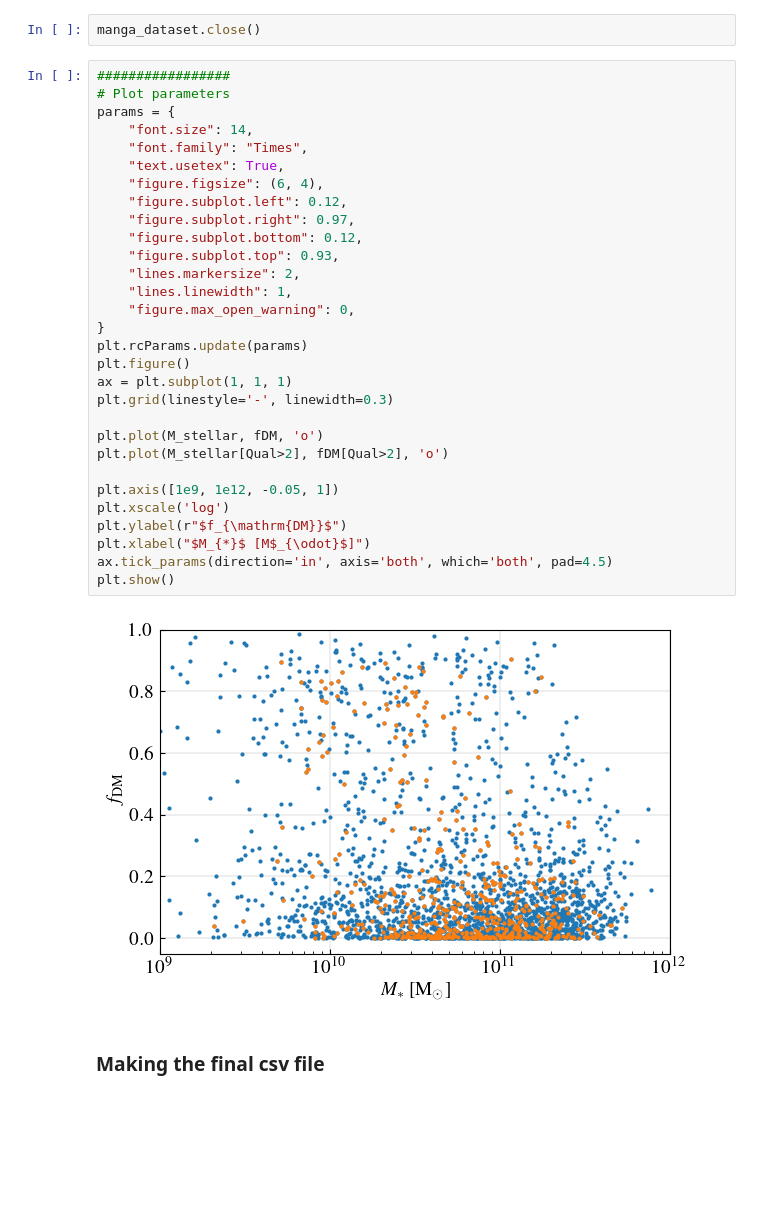
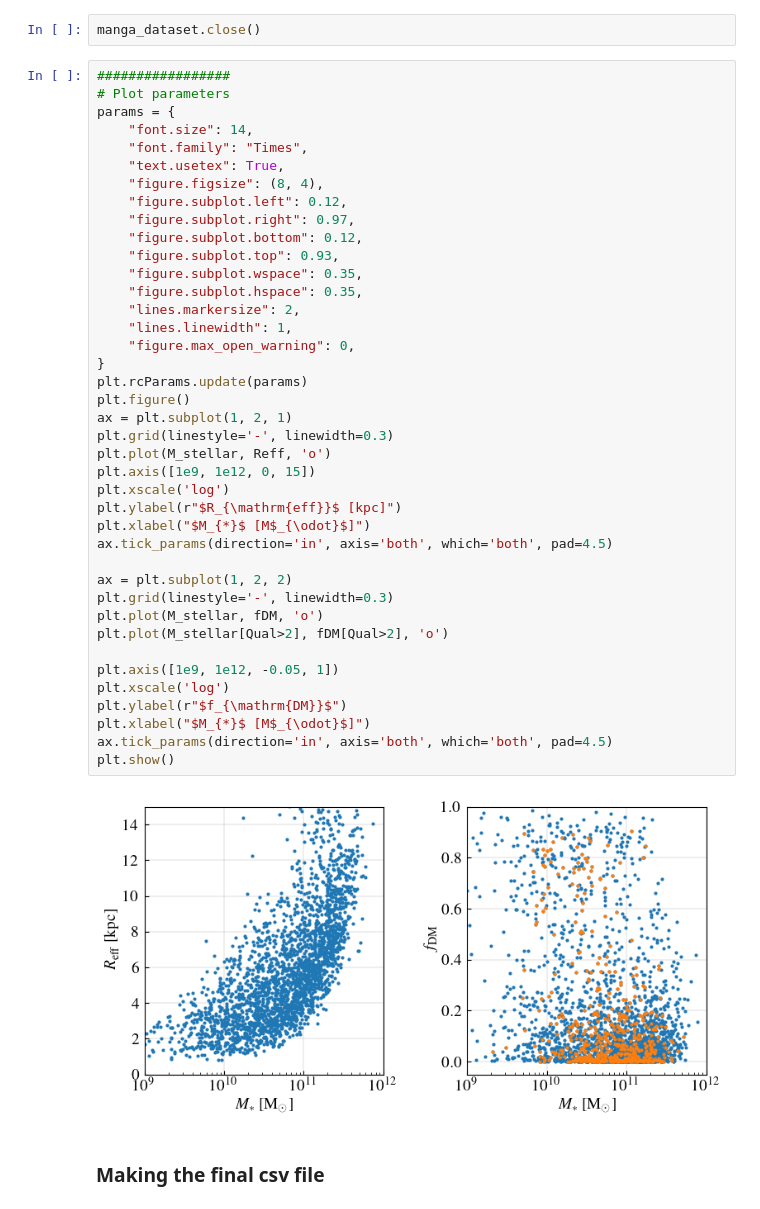
Before and after one commit to Annapreto23/TangoSIDM_DMFraction, a Jupyter notebook: data/Observational_datasets/MANGA_post_processed.ipynb, the cells around one changed output. Saved outputs shown, nothing was run; the diff lists cells and outputs as text; blank space fills up the shorter version.

```diff
--- a/data/Observational_datasets/MANGA_post_processed.ipynb
+++ b/data/Observational_datasets/MANGA_post_processed.ipynb
@@ -44,35 +44,45 @@ manga_dataset.close()
 # %%
 #################
 # Plot parameters
 params = {
     "font.size": 14,
     "font.family": "Times",
     "text.usetex": True,
-    "figure.figsize": (6, 4),
+    "figure.figsize": (8, 4),
     "figure.subplot.left": 0.12,
     "figure.subplot.right": 0.97,
     "figure.subplot.bottom": 0.12,
     "figure.subplot.top": 0.93,
+    "figure.subplot.wspace": 0.35,
+    "figure.subplot.hspace": 0.35,
     "lines.markersize": 2,
     "lines.linewidth": 1,
     "figure.max_open_warning": 0,
 }
 plt.rcParams.update(params)
 plt.figure()
-ax = plt.subplot(1, 1, 1)
+ax = plt.subplot(1, 2, 1)
 plt.grid(linestyle='-', linewidth=0.3)
+plt.plot(M_stellar, Reff, 'o')
+plt.axis([1e9, 1e12, 0, 15])
+plt.xscale('log')
+plt.ylabel(r"$R_{\mathrm{eff}}$ [kpc]")
+plt.xlabel("$M_{*}$ [M$_{\odot}$]")
+ax.tick_params(direction='in', axis='both', which='both', pad=4.5)
 
+ax = plt.subplot(1, 2, 2)
+plt.grid(linestyle='-', linewidth=0.3)
 plt.plot(M_stellar, fDM, 'o')
 plt.plot(M_stellar[Qual>2], fDM[Qual>2], 'o')
 
 plt.axis([1e9, 1e12, -0.05, 1])
 plt.xscale('log')
 plt.ylabel(r"$f_{\mathrm{DM}}$")
 plt.xlabel("$M_{*}$ [M$_{\odot}$]")
 ax.tick_params(direction='in', axis='both', which='both', pad=4.5)
 plt.show()
 # %% [output]
-[figure, old version]
+[figure, new version]
 # %% [markdown]
 ### Making the final csv file
 # %%
```
Also changed, not shown: 9 other files.
